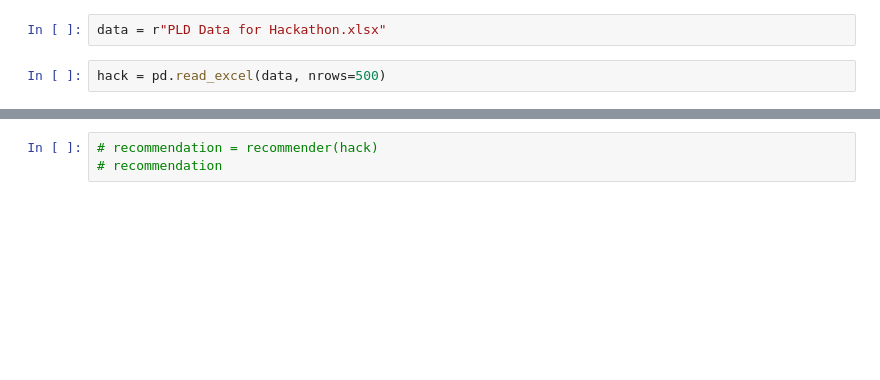
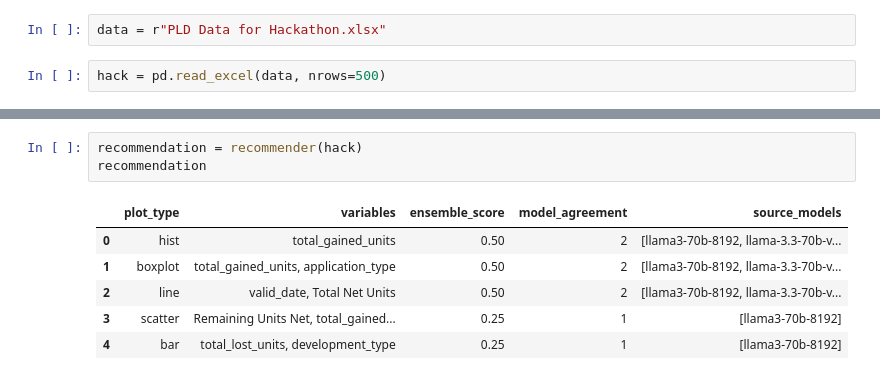
Before and after one commit to jerryola1/PlotSenseAI, a Jupyter notebook: test.ipynb, the cells around one changed output, grey strips where cells are left out. Cells and saved outputs as stored; diff of their text form; blank space fills up the shorter version.

```diff
--- a/test.ipynb
+++ b/test.ipynb
@@ -23,4 +57,11 @@ hack.head()
 # %%
-# recommendation = recommender(hack)
-# recommendation
+recommendation = recommender(hack)
+recommendation
+# %% [output]
+|  | plot_type | variables | ensemble_score | model_agreement | source_models |
+| 0 | hist | total_gained_units | 0.50 | 2 | [llama3-70b-8192, llama-3.3-70b-v... |
+| 1 | boxplot | total_gained_units, application_type | 0.50 | 2 | [llama3-70b-8192, llama-3.3-70b-v... |
+| 2 | line | valid_date, Total Net Units | 0.50 | 2 | [llama3-70b-8192, llama-3.3-70b-v... |
+| 3 | scatter | Remaining Units Net, total_gained... | 0.25 | 1 | [llama3-70b-8192] |
+| 4 | bar | total_lost_units, development_type | 0.25 | 1 | [llama3-70b-8192] |
 # %%
```
Also changed, not shown: parts of 7 cells of this notebook.
